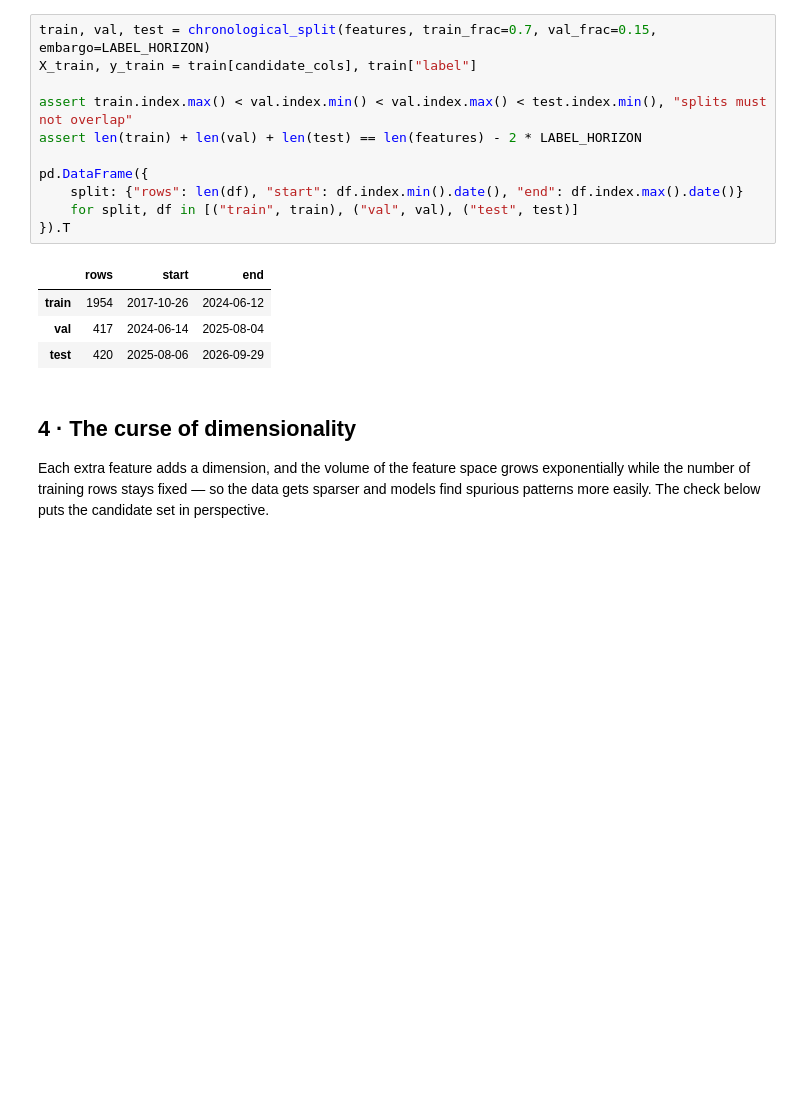
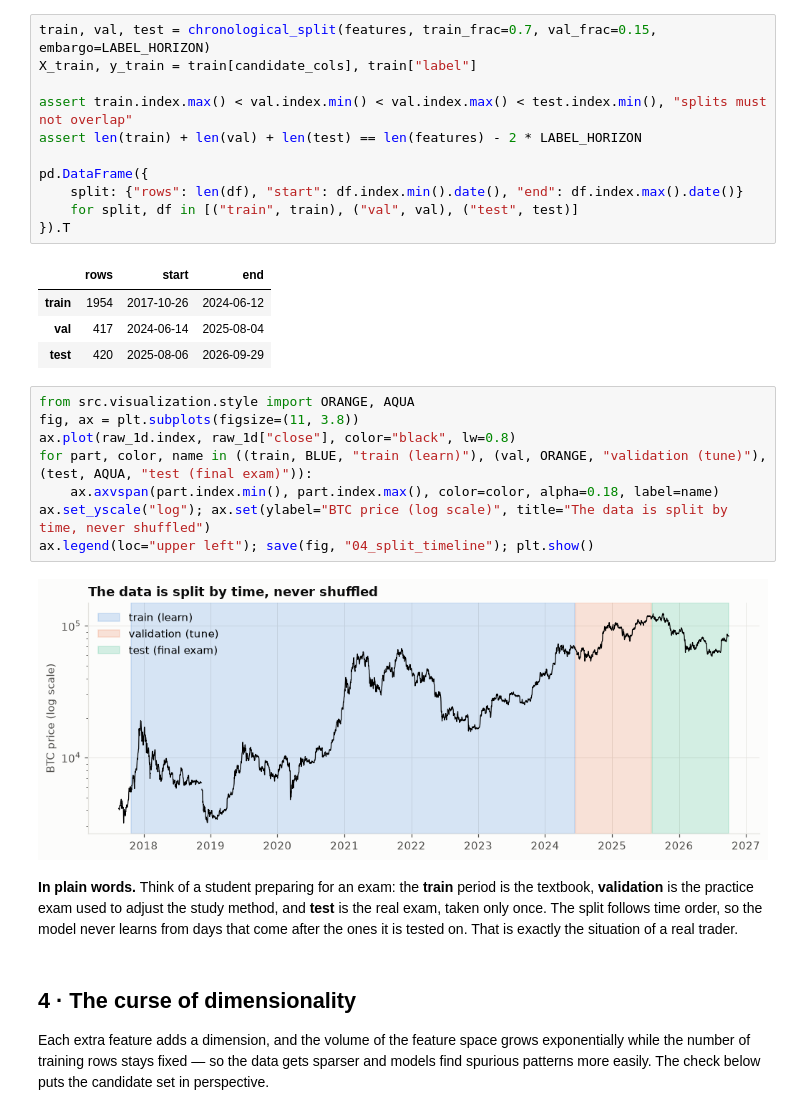
Before and after one commit to Gaston202/BitcoinPricePrediction, a Jupyter notebook: notebooks/04_feature_engineering.ipynb, the cells around one changed output. Cells and saved outputs as stored; diff of their text form; blank space fills up the shorter version.

```diff
--- a/notebooks/04_feature_engineering.ipynb
+++ b/notebooks/04_feature_engineering.ipynb
@@ -168,6 +250,21 @@ pd.DataFrame({
 | train | 1954 | 2017-10-26 | 2024-06-12 |
 | val | 417 | 2024-06-14 | 2025-08-04 |
 | test | 420 | 2025-08-06 | 2026-09-29 |
+# %%
+from src.visualization.style import ORANGE, AQUA
+fig, ax = plt.subplots(figsize=(11, 3.8))
+ax.plot(raw_1d.index, raw_1d["close"], color="black", lw=0.8)
+for part, color, name in ((train, BLUE, "train (learn)"), (val, ORANGE, "validation (tune)"), (test, AQUA, "test (final exam)")):
+    ax.axvspan(part.index.min(), part.index.max(), color=color, alpha=0.18, label=name)
+ax.set_yscale("log"); ax.set(ylabel="BTC price (log scale)", title="The data is split by time, never shuffled")
+ax.legend(loc="upper left"); save(fig, "04_split_timeline"); plt.show()
+# %% [output]
+[figure, added]
+# %% [markdown]
+**In plain words.** Think of a student preparing for an exam: the **train** period is the textbook, **validation** is
+the practice exam used to adjust the study method, and **test** is the real exam, taken only once. The split follows
+time order, so the model never learns from days that come after the ones it is tested on. That is exactly the
+situation of a real trader.
 # %% [markdown]
 ## 4 · The curse of dimensionality
 
```
Also changed, not shown: parts of 15 cells of this notebook, 17 other files.
